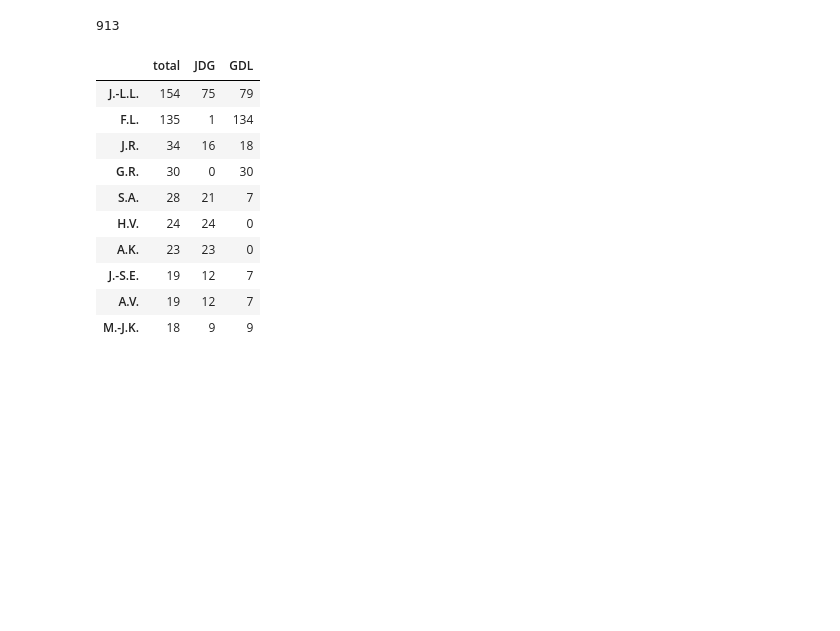
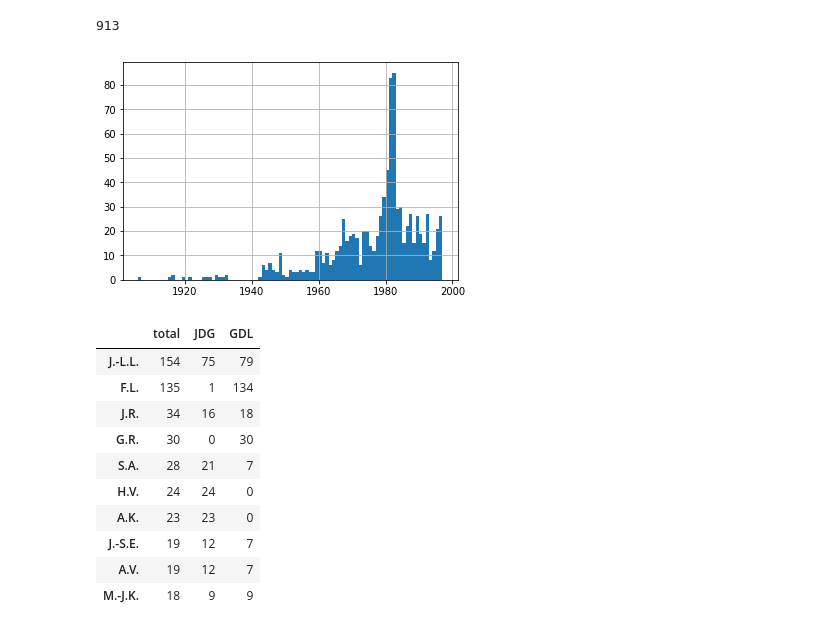
Before and after one commit to RomainMendez/Digital-Humanities-Project, a Jupyter notebook: src/author_analysis.ipynb, the cells around one changed output. Saved outputs shown, nothing was run; the diff lists cells and outputs as text; code cells hidden in the pictures; blank space fills up the shorter version.

```diff
--- a/src/author_analysis.ipynb
+++ b/src/author_analysis.ipynb
@@ -105,6 +110,10 @@ initials_indexes = articles.index.isin(initials_matches.index)
 len(initials_matches)
 # %% [output]
 913
+# %%
+year_hist(articles[initials_indexes]);
+# %% [output]
+[figure, added]
 # %%
 initials_counts = (
     pd.DataFrame(
```
Also changed, not shown: parts of 5 cells of this notebook, 4 other files.
